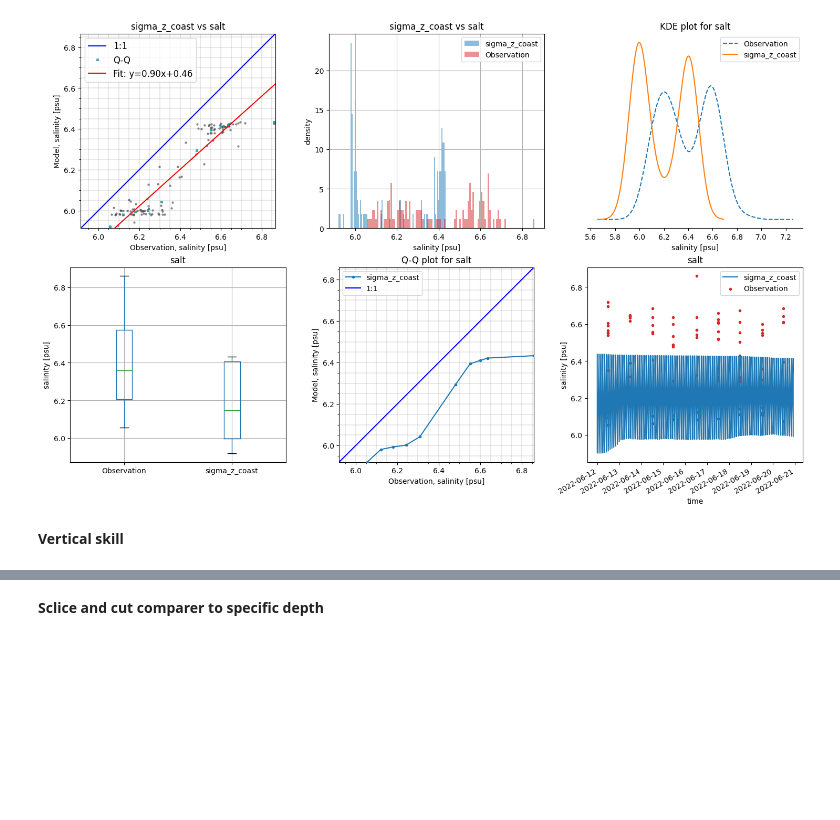
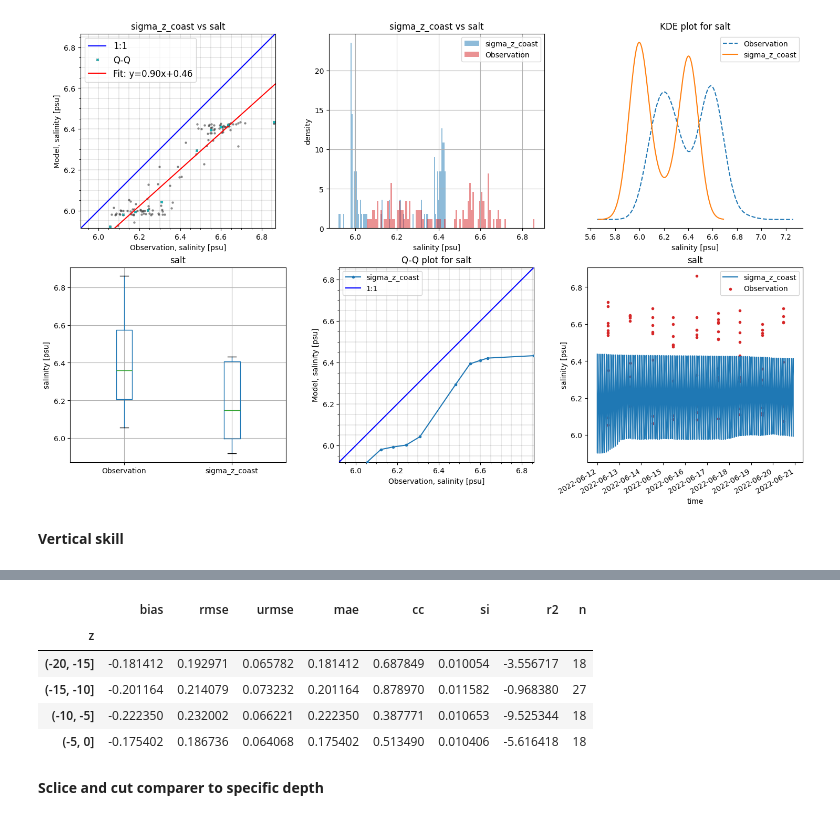
Before and after one commit to DHI/modelskill, a Jupyter notebook: notebooks/vertical_skill.ipynb, the cells around one changed output, grey strips where cells are left out. Cells and saved outputs as stored; diff of their text form; code cells hidden in the pictures; blank space fills up the shorter version.

```diff
--- a/notebooks/vertical_skill.ipynb
+++ b/notebooks/vertical_skill.ipynb
@@ -76,3 +75,14 @@ ax = sk.rmse.plot()
+# %%
+# Custom bins
+sk = cmp.vertical.skill(bins=[-20, -15, -10, -5, 0])
+sk.to_dataframe()
+# %% [output]
+|  | bias | rmse | urmse | mae | cc | si | r2 | n |
+| z |  |  |  |  |  |  |  |  |
+| (-20, -15] | -0.181412 | 0.192971 | 0.065782 | 0.181412 | 0.687849 | 0.010054 | -3.556717 | 18 |
+| (-15, -10] | -0.201164 | 0.214079 | 0.073232 | 0.201164 | 0.878970 | 0.011582 | -0.968380 | 27 |
+| (-10, -5] | -0.222350 | 0.232002 | 0.066221 | 0.222350 | 0.387771 | 0.010653 | -9.525344 | 18 |
+| (-5, 0] | -0.175402 | 0.186736 | 0.064068 | 0.175402 | 0.513490 | 0.010406 | -5.616418 | 18 |
 # %% [markdown]
 **Sclice and cut comparer to specific depth**
 # %%
```
Also changed, not shown: parts of 3 cells of this notebook, 2 other files.
